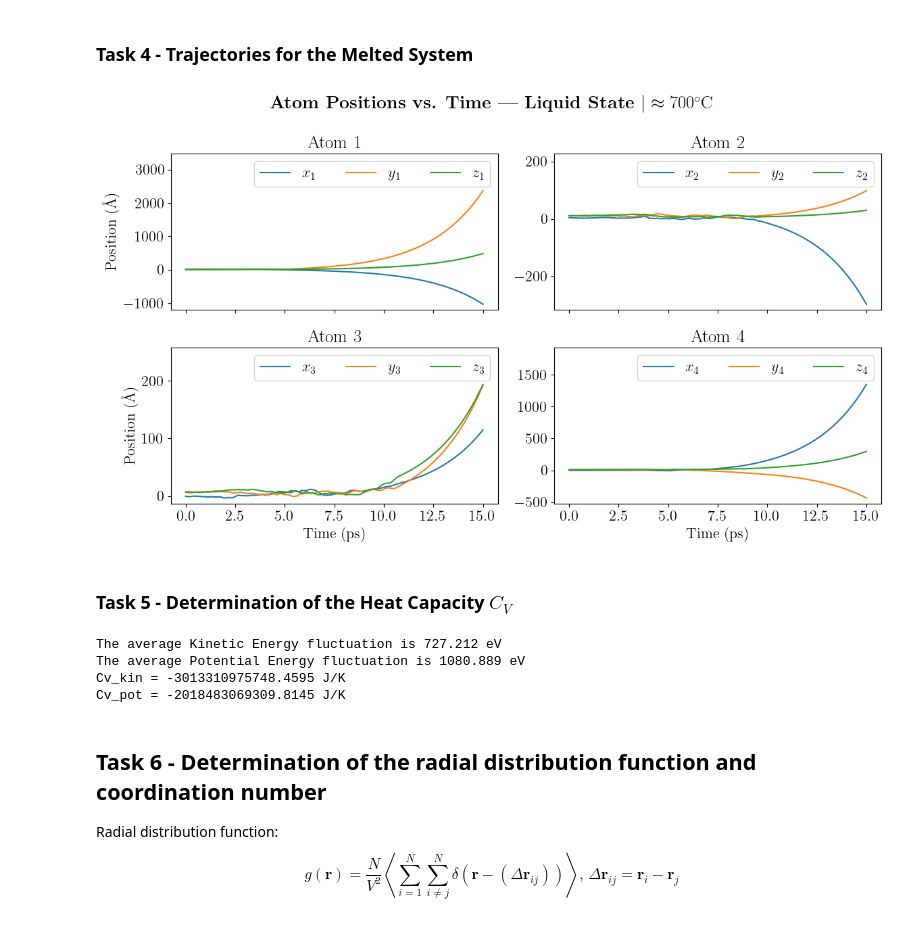
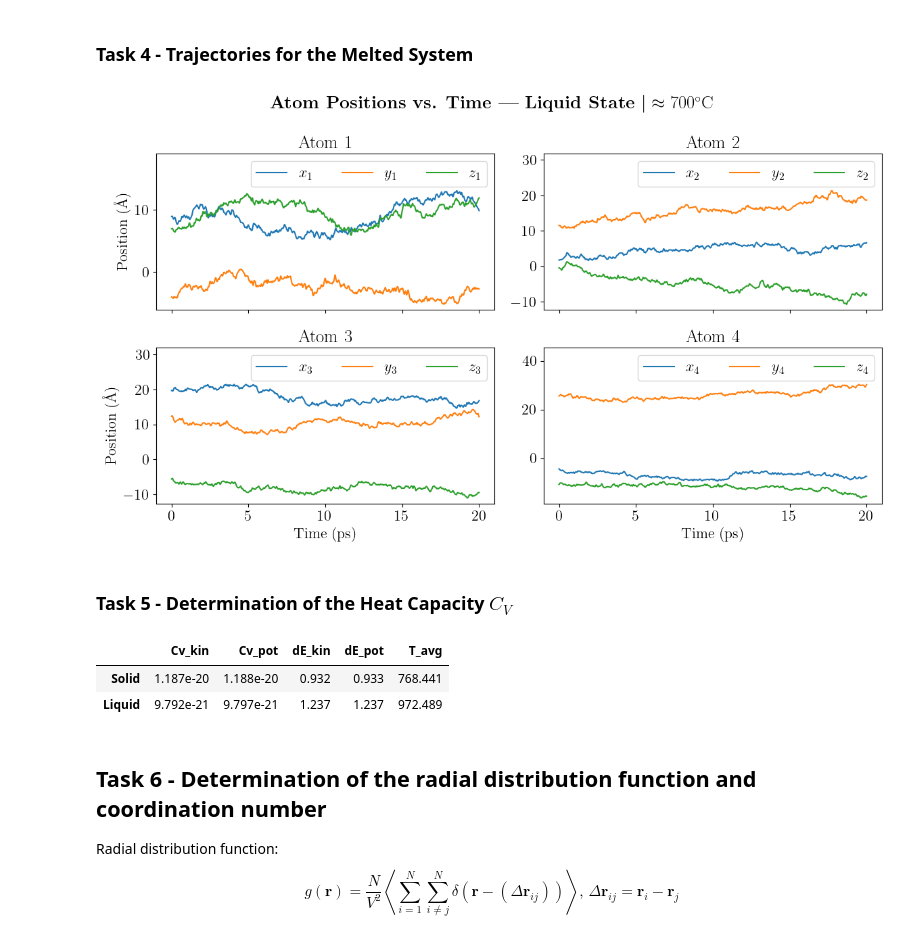
Before and after one commit to stommen/fka122-homeworks, a Jupyter notebook: H1/analyzer.ipynb, the cells around one changed output. Saved outputs shown, nothing was run; the diff lists cells and outputs as text; code cells hidden in the pictures.

```diff
--- a/H1/analyzer.ipynb
+++ b/H1/analyzer.ipynb
@@ -284,38 +276,56 @@ Text(0, 0.5, 'Unit Cell Volume [Å$^3$]')
 # %% [markdown]
 ### Task 4 - Trajectories for the Melted System
 # %%
-its_eq = 25000
-its = 40000
-t_max = 40
+its_eq = 30000
+its = 50000
+t_max = 50
 delta_t = 0.001
+task = 4
 
-plot_trajs(data, its_eq, its, t_max, delta_t, 4)
+plot_trajs(data, its_eq, its, t_max, delta_t, task)
 # %% [output]
-[figure, old version]
+[figure, new version]
 # %% [markdown]
 ### Task 5 - Determination of the Heat Capacity $C_V$
 # %%
 def avg_fluct_square(data):
     data_avg = np.mean(data)
-    d_data   = np.mean((data - data_avg)**2)
+    d_data = np.mean((data - data_avg)**2)
+
     return d_data
 
-T_avg = np.mean(data[its_eq:, 4])
-dE_kin = avg_fluct_square(data[its_eq:, 0])
-dE_pot = avg_fluct_square(data[its_eq:, 1])
+def calc_CV(data, its_eq, n_atoms, k_B, e):
+    T_avg = np.mean(data[its_eq:, 4])
+    dE_kin = avg_fluct_square(data[its_eq:, 0])
+    dE_pot = avg_fluct_square(data[its_eq:, 1])
 
-Cv_kin = (3 * n_atoms * k_B / T_avg)/(1  - 2 / (3 * n_atoms * k_B**2 * T_avg**2) * dE_kin)
-Cv_pot = (3 * n_atoms * k_B / T_avg)/(1  - 2 / (3 * n_atoms * k_B**2 * T_avg**2) * dE_pot)
+    Cv_kin = (3 * n_atoms * k_B / 2) / (1  - 2 / (3 * n_atoms * k_B**2 * T_avg**2) * dE_kin) * e
+    Cv_pot = (3 * n_atoms * k_B / 2) / (1  - 2 / (3 * n_atoms * k_B**2 * T_avg**2) * dE_pot) * e
 
-print(f'The average Kinetic Energy fluctuation is {avg_fluct_square(data[its_eq:, 0]):.3f} eV')
-print(f'The average Potential Energy fluctuation is {avg_fluct_square(data[its_eq:, 1]):.3f} eV')
-print(f'Cv_kin = {Cv_kin/e} J/K')
-print(f'Cv_pot = {Cv_pot/e} J/K')
+    return Cv_kin, Cv_pot, T_avg, dE_kin, dE_pot
+
+data_3 = read_data(0.001, 40000, 25000, task=3)
+data_4 = read_data(0.001, 50000, 30000, task=4)
+
+Cv_kin_3, Cv_pot_3, T_avg_3, dE_kin_3, dE_pot_3 = calc_CV(data_3[0], data_3[4], n_atoms, k_B, e)
+Cv_kin_4, Cv_pot_4, T_avg_4, dE_kin_4, dE_pot_4 = calc_CV(data_4[0], data_4[4], n_atoms, k_B, e)
+
+results = pd.DataFrame({'Cv_kin': [Cv_kin_3, Cv_kin_4],
+                       'Cv_pot': [Cv_pot_3, Cv_pot_4],
+                       'dE_kin': [dE_kin_3, dE_kin_4],
+                       'dE_pot': [dE_pot_3, dE_pot_4],
+                       'T_avg': [T_avg_3, T_avg_4]},
+                       index=['Solid', 'Liquid'], )
+results = result.style.format({"Cv_kin": "{:.3e}",
+                              "Cv_pot": "{:.3e}",
+                              "dE_kin": "{:.3f}",
+                              "dE_pot": "{:.3f}",
+                              "T_avg": "{:.3f}"})
+display(results)
 # %% [output]
-The average Kinetic Energy fluctuation is 727.212 eV
-The average Potential Energy fluctuation is 1080.889 eV
-Cv_kin = -3013310975748.4595 J/K
-Cv_pot = -2018483069309.8145 J/K
+|  | Cv_kin | Cv_pot | dE_kin | dE_pot | T_avg |
+| Solid | 1.187e-20 | 1.188e-20 | 0.932 | 0.933 | 768.441 |
+| Liquid | 9.792e-21 | 9.797e-21 | 1.237 | 1.237 | 972.489 |
 # %% [markdown]
 ## Task 6 - Determination of the radial distribution function and coordination number
 
```
Also changed, not shown: parts of 6 cells of this notebook.
